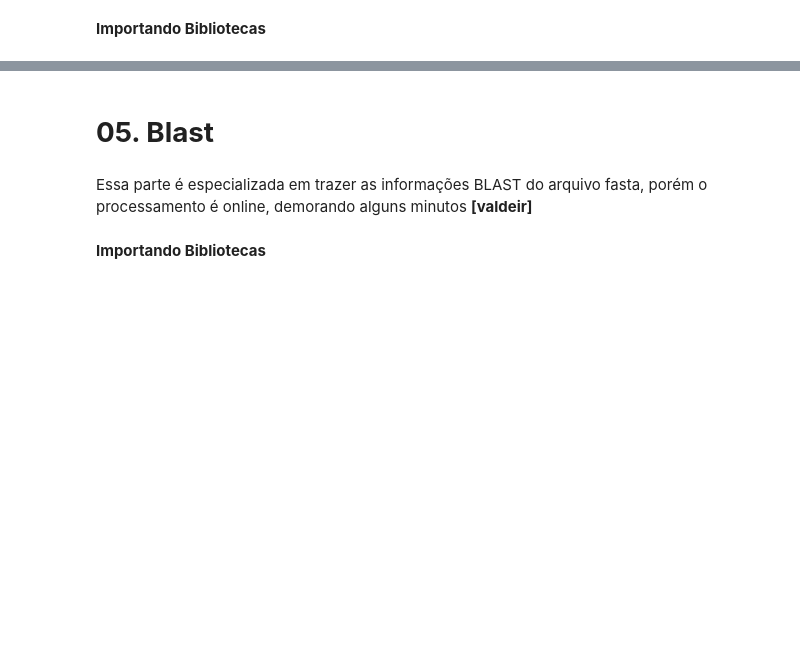
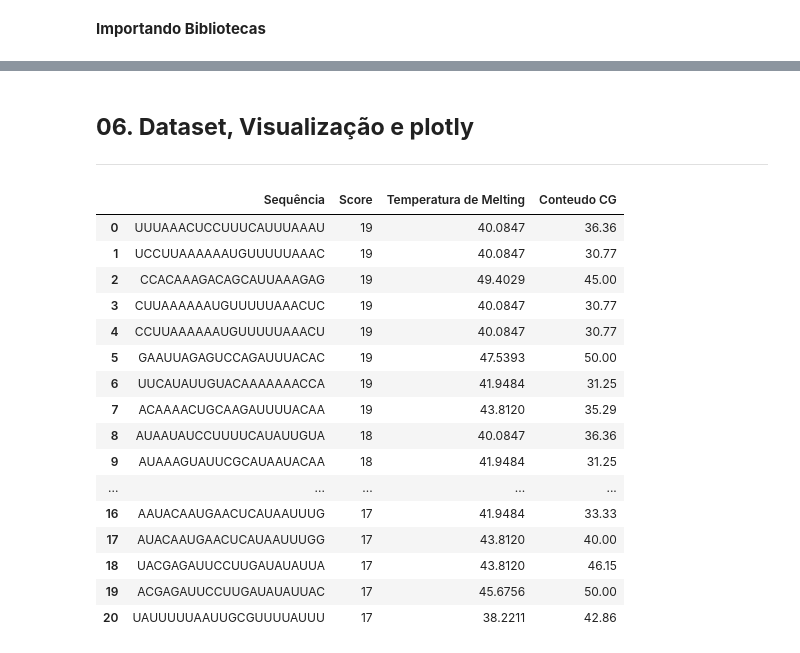
Before and after one commit to CatarinaRRF/siRNASeeker_algorithm, a Jupyter notebook: code/IC_design_de_siRNA.ipynb, the cells around one changed output, grey strips where cells are left out. Drawn from its saved outputs; the diff is of its cells as text; code cells hidden in the pictures; blank space fills up the shorter version.

```diff
--- a/code/IC_design_de_siRNA.ipynb
+++ b/code/IC_design_de_siRNA.ipynb
@@ -76,0 +146,8 @@ Bloco de codigo onde se vai trascrever o codigo, e retirar as sequencias possive
+# %%
+possiveis_siRNA = []
+for index, sequence in enumerate(sequencia_convertida):
+   f = index+22
+   possiveis_siRNA.append(str(sequencia_convertida[index:f]))
+   siRNA = possiveis_siRNA[:-21]
+
+siRNA[-10:]
@@ -78,0 +239,22 @@ Bloco de codigo onde se vai trascrever o codigo, e retirar as sequencias possive
+# %%
+# Definindo Variaveis
+siRNA_verificados = []
+score = []
+tm = []
+conteudo_gc = []
+
+for index, sequence in enumerate(siRNA):
+  #Veficando a qualidade
+  resultado = siRNA_score(sequence, 60, index)
+
+  #Exclui RNAs indesejadas
+  if resultado[0] <= 16 or resultado[1] > resultado[3]:
+    siRNA.pop(index)
+  else:
+  #Salvando os parametros
+    siRNA_verificados.append(sequence)
+    score.append(resultado[0])
+    tm.append(resultado[1])
+    conteudo_gc.append(resultado[2])
+  # Printando as sequencias possiveis
+    print(sequence, 'score:', resultado[0], 'Tm:', resultado[1])
@@ -162,6 +315,3 @@ não é um siRNA funcional
 # %% [markdown]
-# <font color=2C3E50><b>05. Blast</b>
+## <font color=2C3E50><b>06. Dataset, Visualização e plotly</b>
+<hr>
-# %% [markdown]
-Essa parte é especializada em trazer as informações BLAST do arquivo fasta, porém o processamento é online, demorando alguns minutos <b>[valdeir]</b>
-# %% [markdown]
-<font color=82D712><b>Importando Bibliotecas
@@ -167,0 +320,24 @@ Essa parte é especializada em trazer as informações BLAST do arquivo fasta, p
+# %%
+dataset = pd.DataFrame({"Sequência": siRNA_verificados,
+                        "Score": score,
+                        "Temperatura de Melting": tm,
+                        "Conteudo CG": conteudo_gc})
+dataset.sort_values(by=["Score"], ascending=False, ignore_index=True)
+# %% [output]
+|  | Sequência | Score | Temperatura de Melting | Conteudo CG |
+| 0 | UUUAAACUCCUUUCAUUUAAAU | 19 | 40.0847 | 36.36 |
+| 1 | UCCUUAAAAAAUGUUUUUAAAC | 19 | 40.0847 | 30.77 |
+| 2 | CCACAAAGACAGCAUUAAAGAG | 19 | 49.4029 | 45.00 |
+| 3 | CUUAAAAAAUGUUUUUAAACUC | 19 | 40.0847 | 30.77 |
+| 4 | CCUUAAAAAAUGUUUUUAAACU | 19 | 40.0847 | 30.77 |
+| 5 | GAAUUAGAGUCCAGAUUUACAC | 19 | 47.5393 | 50.00 |
+| 6 | UUCAUAUUGUACAAAAAAACCA | 19 | 41.9484 | 31.25 |
+| 7 | ACAAAACUGCAAGAUUUUACAA | 19 | 43.8120 | 35.29 |
+| 8 | AUAAUAUCCUUUUCAUAUUGUA | 18 | 40.0847 | 36.36 |
+| 9 | AUAAAGUAUUCGCAUAAUACAA | 18 | 41.9484 | 31.25 |
+| ... | ... | ... | ... | ... |
+| 16 | AAUACAAUGAACUCAUAAUUUG | 17 | 41.9484 | 33.33 |
+| 17 | AUACAAUGAACUCAUAAUUUGG | 17 | 43.8120 | 40.00 |
+| 18 | UACGAGAUUCCUUGAUAUAUUA | 17 | 43.8120 | 46.15 |
+| 19 | ACGAGAUUCCUUGAUAUAUUAC | 17 | 45.6756 | 50.00 |
+| 20 | UAUUUUUAAUUGCGUUUUAUUU | 17 | 38.2211 | 42.86 |
```
Also changed, not shown: parts of 28 cells of this notebook.
